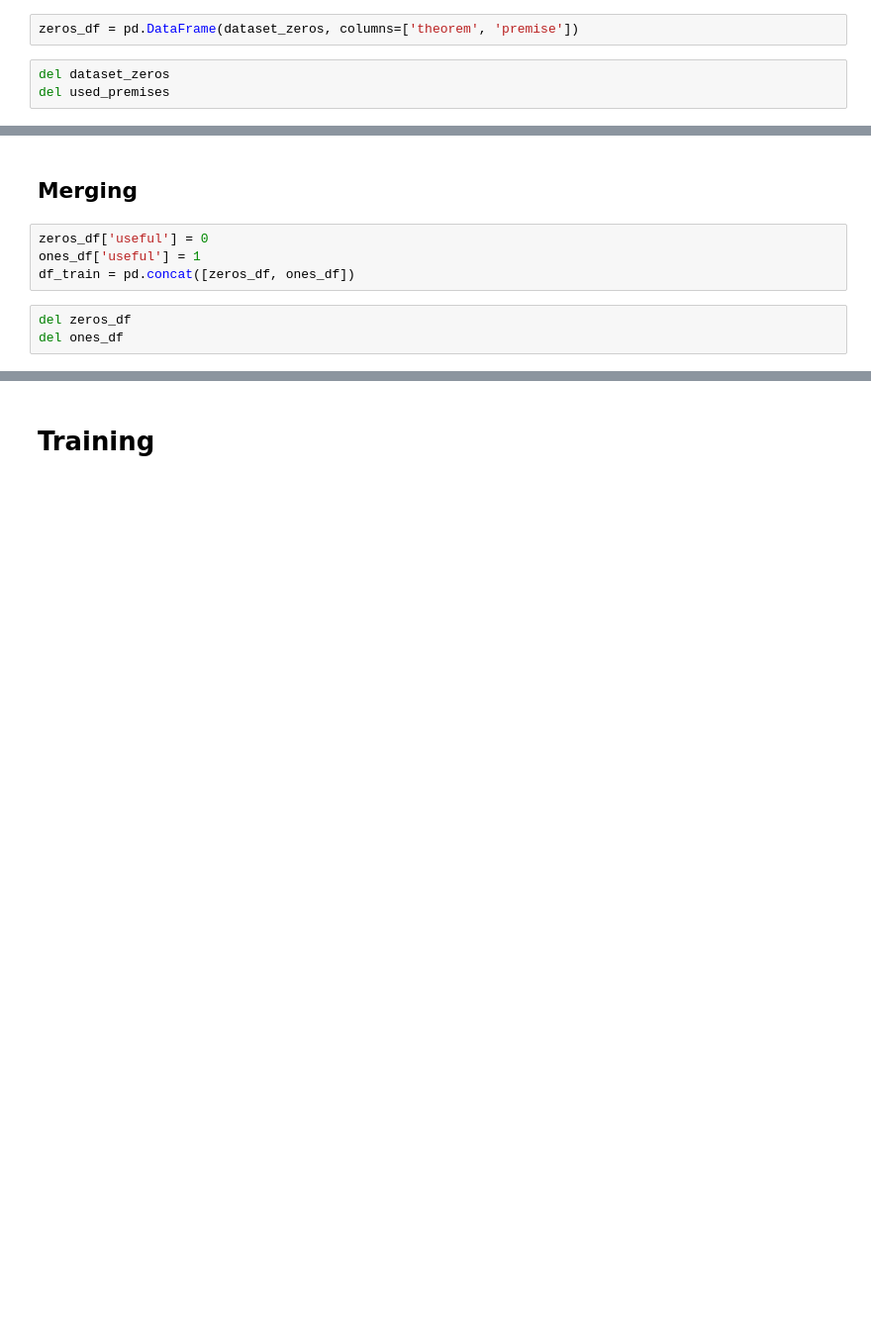
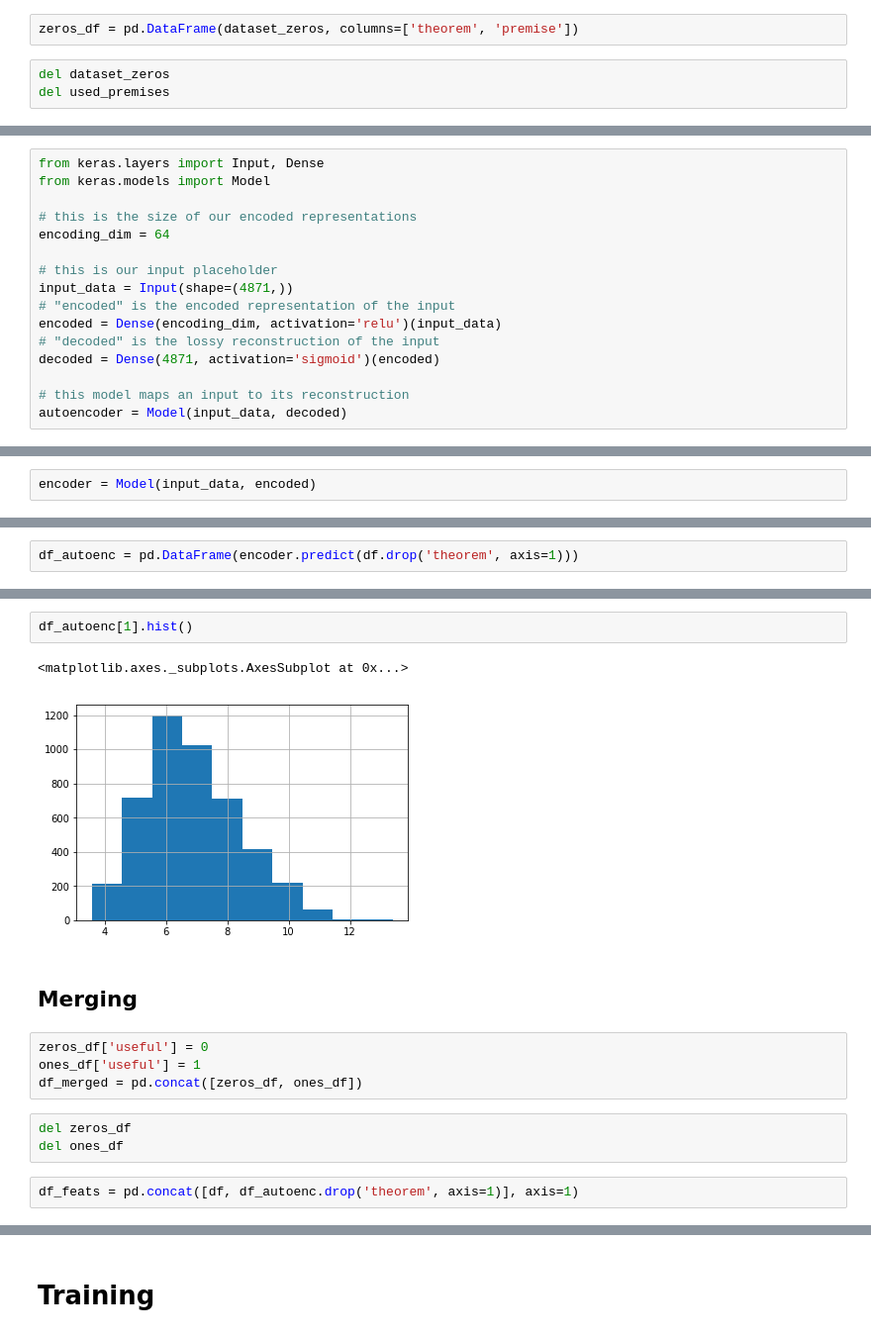
Before and after one commit to piotrekp1/ml-atp, a Jupyter notebook: notebooks/bad_classifier.ipynb, the cells around one changed output, grey strips where cells are left out. Shown: that part at 99% size. Saved outputs shown, nothing was run; the diff lists cells and outputs as text; blank space fills up the shorter version.

```diff
--- a/notebooks/bad_classifier.ipynb
+++ b/notebooks/bad_classifier.ipynb
@@ -98,0 +105,16 @@ del used_premises
+# %%
+from keras.layers import Input, Dense
+from keras.models import Model
+
+# this is the size of our encoded representations
+encoding_dim = 64
+
+# this is our input placeholder
+input_data = Input(shape=(4871,))
+# "encoded" is the encoded representation of the input
+encoded = Dense(encoding_dim, activation='relu')(input_data)
+# "decoded" is the lossy reconstruction of the input
+decoded = Dense(4871, activation='sigmoid')(encoded)
+
+# this model maps an input to its reconstruction
+autoencoder = Model(input_data, decoded)
@@ -98,0 +126,2 @@ del used_premises
+# %%
+encoder = Model(input_data, encoded)
@@ -98,0 +153,2 @@ del used_premises
+# %%
+df_autoenc = pd.DataFrame(encoder.predict(df.drop('theorem', axis=1)))
@@ -99,12 +167,19 @@ del used_premises
+# %%
+df_autoenc[1].hist()
+# %% [output]
+<matplotlib.axes._subplots.AxesSubplot at 0x...>
+[figure, added]
 # %% [markdown]
 ##  Merging
 # %%
 zeros_df['useful'] = 0
 ones_df['useful'] = 1
-df_train = pd.concat([zeros_df, ones_df])
+df_merged = pd.concat([zeros_df, ones_df])
 # %%
 del zeros_df
 del ones_df
+# %%
+df_feats = pd.concat([df, df_autoenc.drop('theorem', axis=1)], axis=1)
 # %%
 def map_features(thm_prem_pairs):
     df_values = pd.merge(
```
Also changed, not shown: parts of 17 cells of this notebook, 1 other file.
